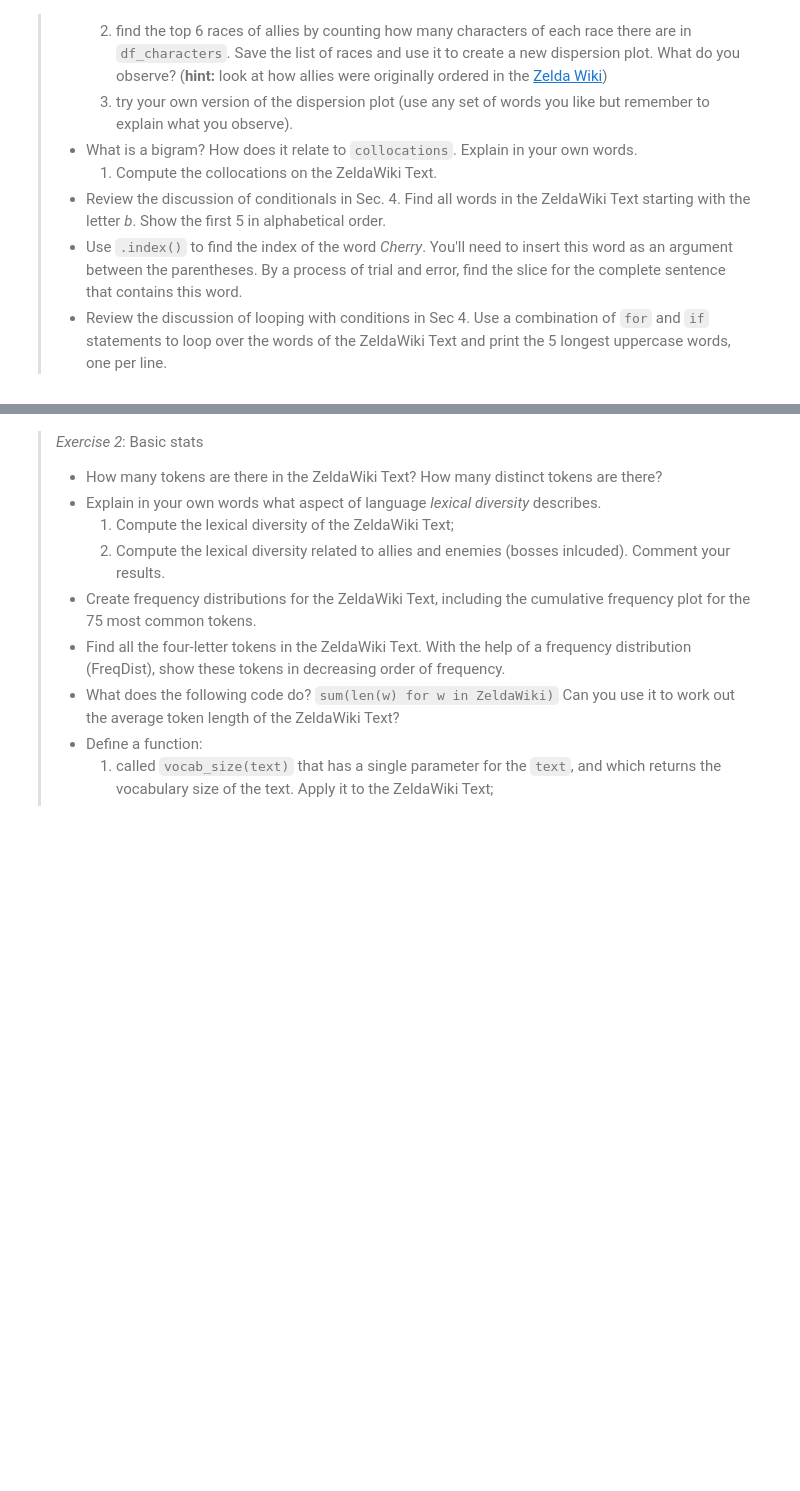
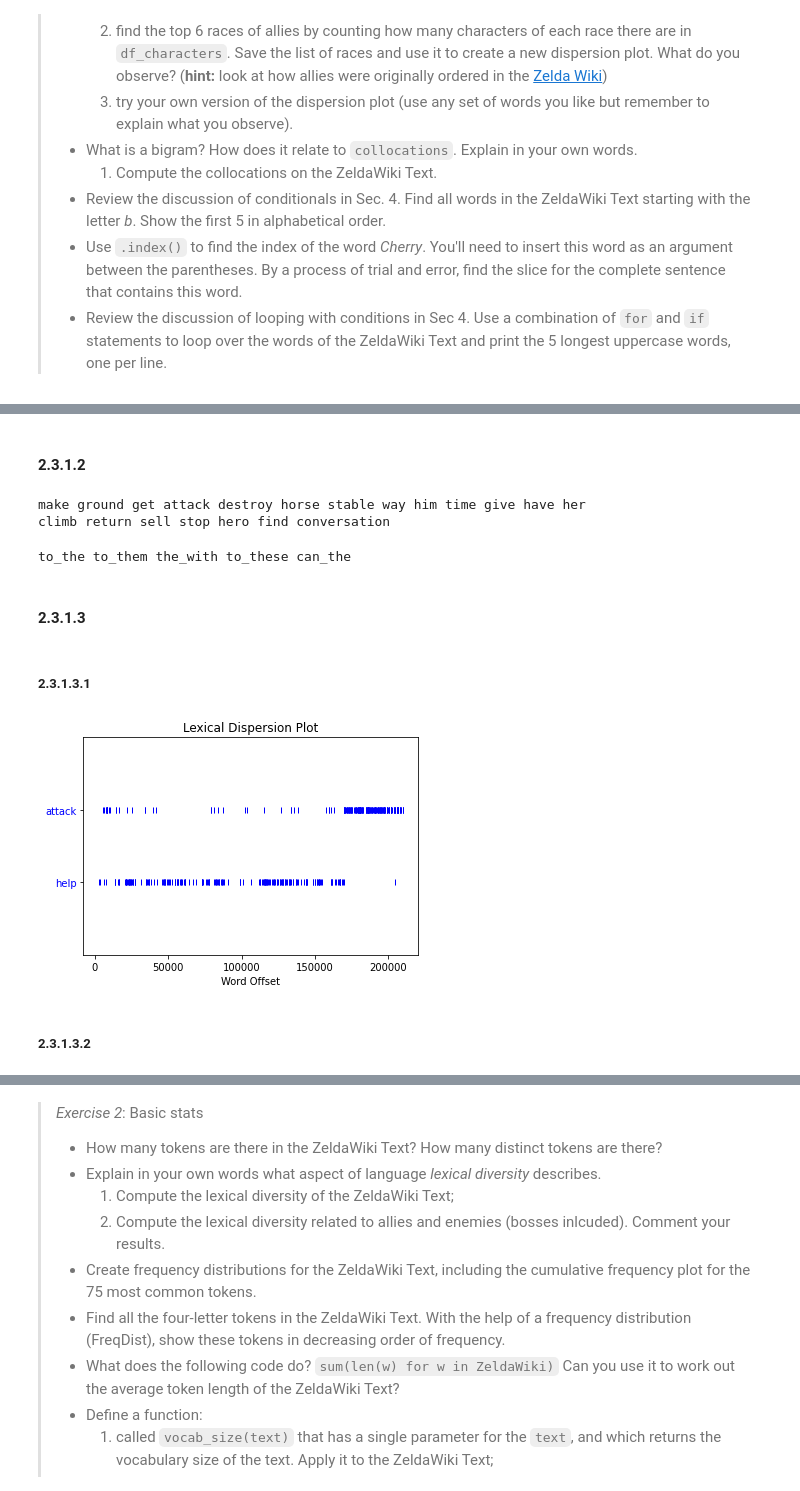
Before and after one commit to SocialComplexityLab/socialgraphs2021, a Jupyter notebook: lectures/Week6.ipynb, the cells around one changed output, grey strips where cells are left out. Saved outputs shown, nothing was run; the diff lists cells and outputs as text; code cells hidden in the pictures; blank space fills up the shorter version.

```diff
--- a/lectures/Week6.ipynb
+++ b/lectures/Week6.ipynb
@@ -66,0 +263,2 @@ Now you can hit `d` to download, then type "book" to fetch the collection needed
+# %%
+df_characters = pd.read_csv("../files/ZeldaBotW_nodes_w_attributes_enriched.csv")
@@ -66,0 +300,4 @@ Now you can hit `d` to download, then type "book" to fetch the collection needed
+# %%
+from nltk.corpus import PlaintextCorpusReader
+corpus_root = 'CharacterText/'
+wordlists = PlaintextCorpusReader(corpus_root, df_characters.Name.str.replace(" ", "_").values + ".txt")
@@ -67,3 +324,5 @@ Now you can hit `d` to download, then type "book" to fetch the collection needed
+# %%
+BOTW = nltk.Text(wordlists.words())
 # %% [markdown]
 ### 2.3 Exercises: NLPP Chapter 1
 (the stuff that might be due in an upcoming assignment)
@@ -85,0 +367,21 @@ The following exercises are from Chapter 1 but we are going to use them to study
+# %% [markdown]
+#### 2.3.1.2
+# %%
+BOTW.similar("fight")
+# %% [output]
+make ground get attack destroy horse stable way him time give have her
+climb return sell stop hero find conversation
+# %%
+BOTW.common_contexts(["fight", "attack"])
+# %% [output]
+to_the to_them the_with to_these can_the
+# %% [markdown]
+#### 2.3.1.3
+# %% [markdown]
+##### 2.3.1.3.1
+# %%
+BOTW.dispersion_plot(["attack", "help"])
+# %% [output]
+[figure, added]
+# %% [markdown]
+##### 2.3.1.3.2
```
Also changed, not shown: parts of 68 cells of this notebook, 1 other file.
